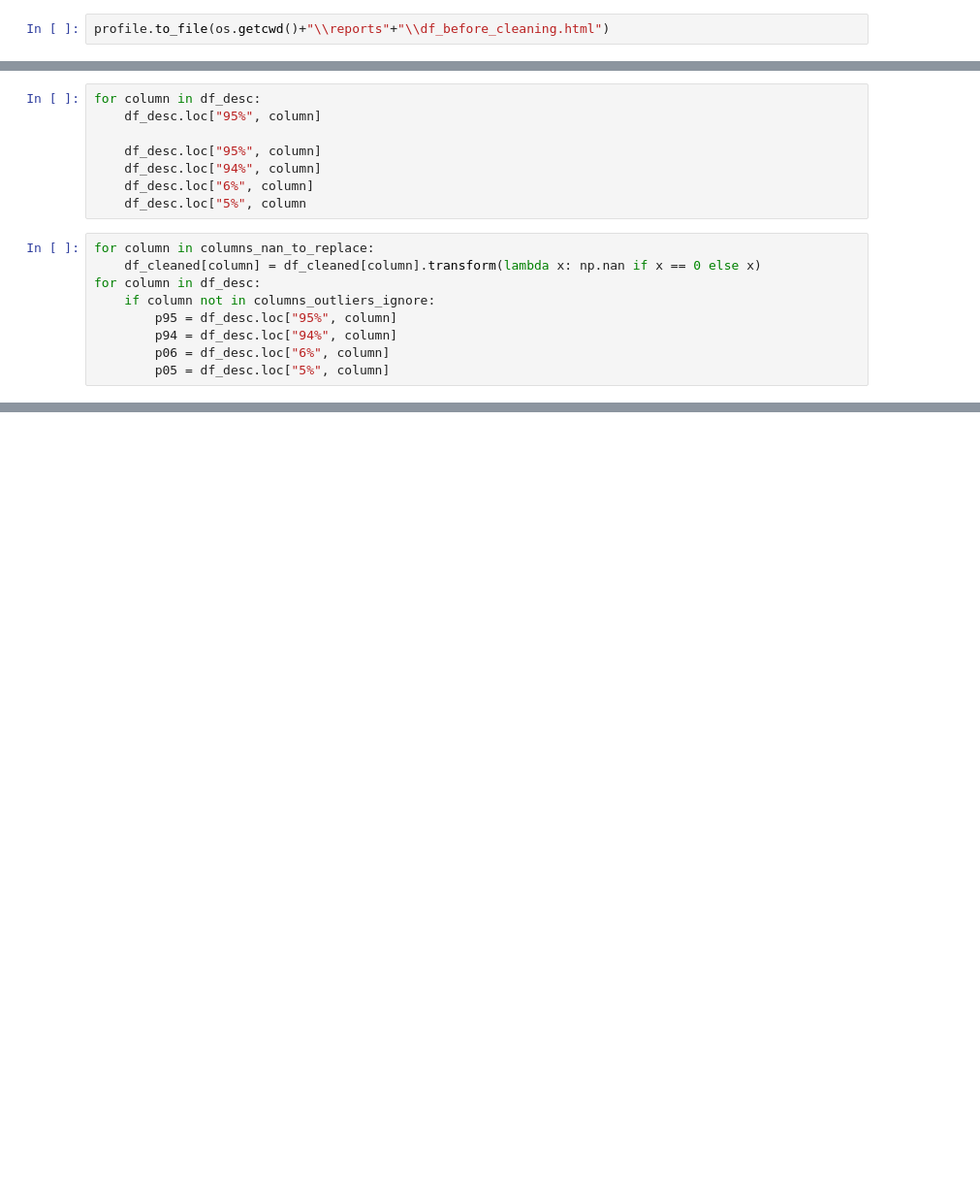
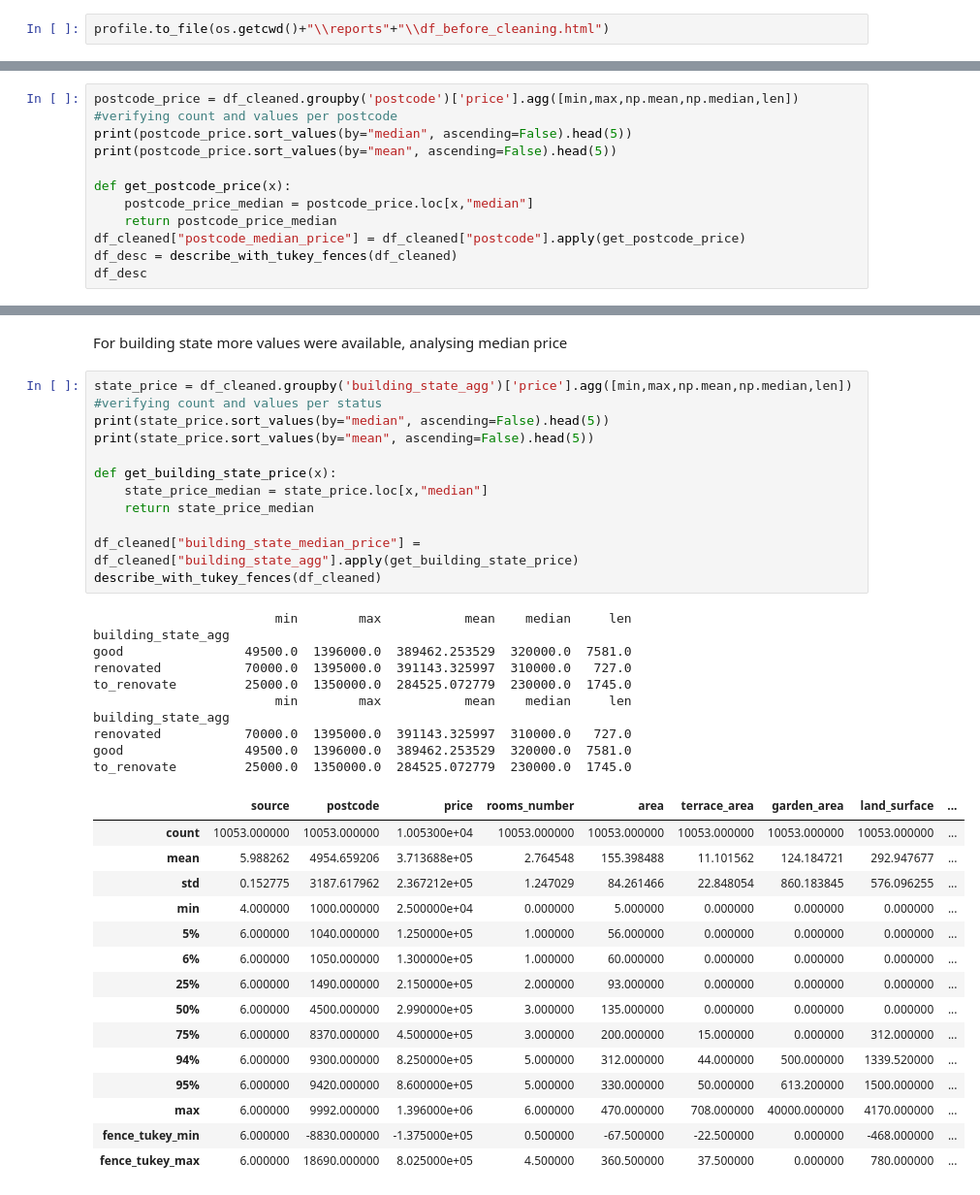
Before and after one commit to FrancescoMariottini/Belgium-prices-prediction, a Jupyter notebook: assets/cleaning_na_duplicates.ipynb, the cells around one changed output, grey strips where cells are left out. Shown at 97% size. Drawn from its saved outputs; the diff is of its cells as text; blank space fills up the shorter version.

```diff
--- a/assets/cleaning_na_duplicates.ipynb
+++ b/assets/cleaning_na_duplicates.ipynb
@@ -88,17 +86,0 @@ df_desc
-# %%
-for column in df_desc:
-    df_desc.loc["95%", column]
-
-    df_desc.loc["95%", column]
-    df_desc.loc["94%", column]
-    df_desc.loc["6%", column]
-    df_desc.loc["5%", column
-# %%
-for column in columns_nan_to_replace:
-    df_cleaned[column] = df_cleaned[column].transform(lambda x: np.nan if x == 0 else x)
-for column in df_desc:
-    if column not in columns_outliers_ignore:
-        p95 = df_desc.loc["95%", column]
-        p94 = df_desc.loc["94%", column]
-        p06 = df_desc.loc["6%", column]
-        p05 = df_desc.loc["5%", column]
@@ -104,0 +132,12 @@ for column in df_desc:
+# %%
+postcode_price = df_cleaned.groupby('postcode')['price'].agg([min,max,np.mean,np.median,len])
+#verifying count and values per postcode
+print(postcode_price.sort_values(by="median", ascending=False).head(5))
+print(postcode_price.sort_values(by="mean", ascending=False).head(5))
+
+def get_postcode_price(x):
+    postcode_price_median = postcode_price.loc[x,"median"]
+    return postcode_price_median
+df_cleaned["postcode_median_price"] = df_cleaned["postcode"].apply(get_postcode_price)
+df_desc = describe_with_tukey_fences(df_cleaned)
+df_desc
@@ -104,0 +174,40 @@ for column in df_desc:
+# %% [markdown]
+For building state more values were available, analysing median price
+# %%
+state_price = df_cleaned.groupby('building_state_agg')['price'].agg([min,max,np.mean,np.median,len])
+#verifying count and values per status
+print(state_price.sort_values(by="median", ascending=False).head(5))
+print(state_price.sort_values(by="mean", ascending=False).head(5))
+
+def get_building_state_price(x):
+    state_price_median = state_price.loc[x,"median"]
+    return state_price_median
+
+df_cleaned["building_state_median_price"] = df_cleaned["building_state_agg"].apply(get_building_state_price)
+describe_with_tukey_fences(df_cleaned)
+# %% [output]
+                        min        max           mean    median     len
+building_state_agg
+good                49500.0  1396000.0  389462.253529  320000.0  7581.0
+renovated           70000.0  1395000.0  391143.325997  310000.0   727.0
+to_renovate         25000.0  1350000.0  284525.072779  230000.0  1745.0
+                        min        max           mean    median     len
+building_state_agg
+renovated           70000.0  1395000.0  391143.325997  310000.0   727.0
+good                49500.0  1396000.0  389462.253529  320000.0  7581.0
+to_renovate         25000.0  1350000.0  284525.072779  230000.0  1745.0
+|  | source | postcode | price | rooms_number | area | terrace_area | garden_area | land_surface | ... |
+| count | 10053.000000 | 10053.000000 | 1.005300e+04 | 10053.000000 | 10053.000000 | 10053.000000 | 10053.000000 | 10053.000000 | ... |
+| mean | 5.988262 | 4954.659206 | 3.713688e+05 | 2.764548 | 155.398488 | 11.101562 | 124.184721 | 292.947677 | ... |
+| std | 0.152775 | 3187.617962 | 2.367212e+05 | 1.247029 | 84.261466 | 22.848054 | 860.183845 | 576.096255 | ... |
+| min | 4.000000 | 1000.000000 | 2.500000e+04 | 0.000000 | 5.000000 | 0.000000 | 0.000000 | 0.000000 | ... |
+| 5% | 6.000000 | 1040.000000 | 1.250000e+05 | 1.000000 | 56.000000 | 0.000000 | 0.000000 | 0.000000 | ... |
+| 6% | 6.000000 | 1050.000000 | 1.300000e+05 | 1.000000 | 60.000000 | 0.000000 | 0.000000 | 0.000000 | ... |
+| 25% | 6.000000 | 1490.000000 | 2.150000e+05 | 2.000000 | 93.000000 | 0.000000 | 0.000000 | 0.000000 | ... |
+| 50% | 6.000000 | 4500.000000 | 2.990000e+05 | 3.000000 | 135.000000 | 0.000000 | 0.000000 | 0.000000 | ... |
+| 75% | 6.000000 | 8370.000000 | 4.500000e+05 | 3.000000 | 200.000000 | 15.000000 | 0.000000 | 312.000000 | ... |
+| 94% | 6.000000 | 9300.000000 | 8.250000e+05 | 5.000000 | 312.000000 | 44.000000 | 500.000000 | 1339.520000 | ... |
+| 95% | 6.000000 | 9420.000000 | 8.600000e+05 | 5.000000 | 330.000000 | 50.000000 | 613.200000 | 1500.000000 | ... |
+| max | 6.000000 | 9992.000000 | 1.396000e+06 | 6.000000 | 470.000000 | 708.000000 | 40000.000000 | 4170.000000 | ... |
+| fence_tukey_min | 6.000000 | -8830.000000 | -1.375000e+05 | 0.500000 | -67.500000 | -22.500000 | 0.000000 | -468.000000 | ... |
+| fence_tukey_max | 6.000000 | 18690.000000 | 8.025000e+05 | 4.500000 | 360.500000 | 37.500000 | 0.000000 | 780.000000 | ... |
```
Also changed, not shown: parts of 27 cells of this notebook, 2 other files.
